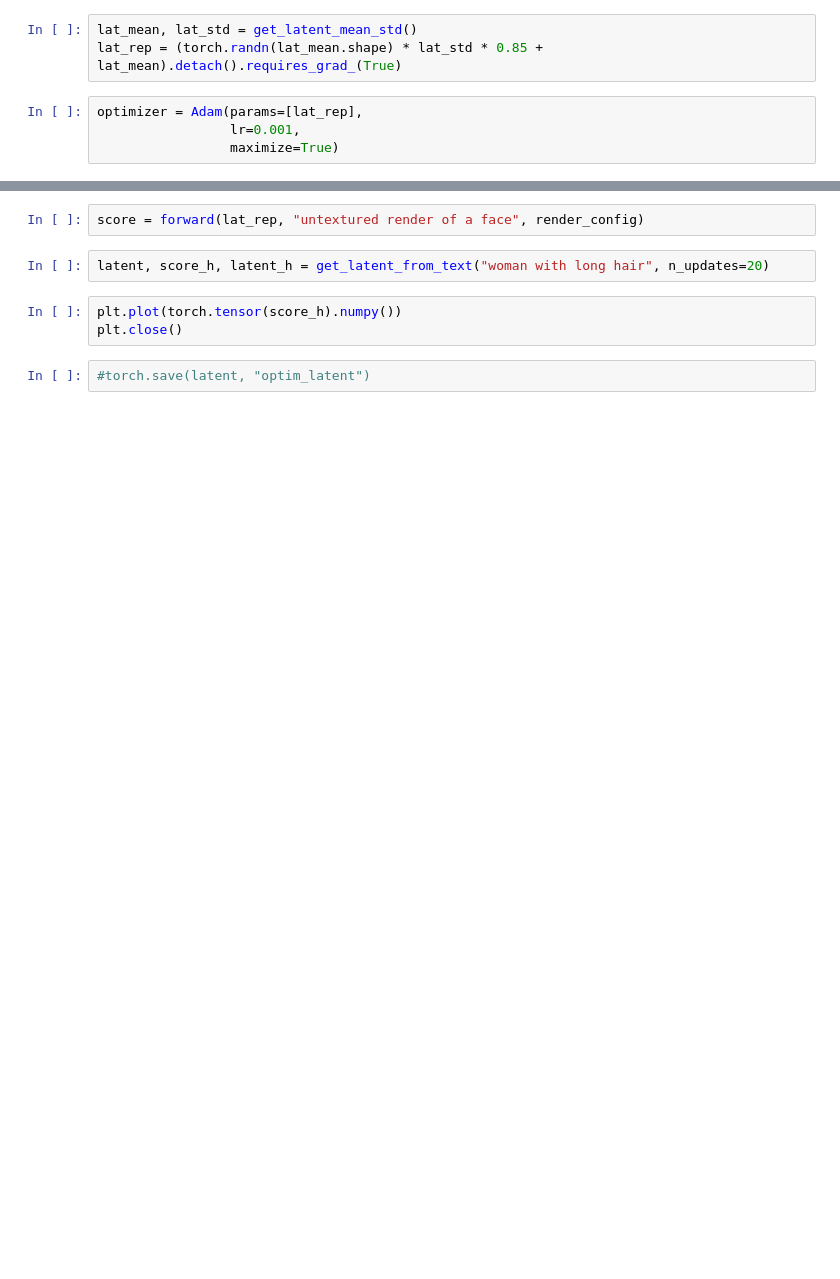
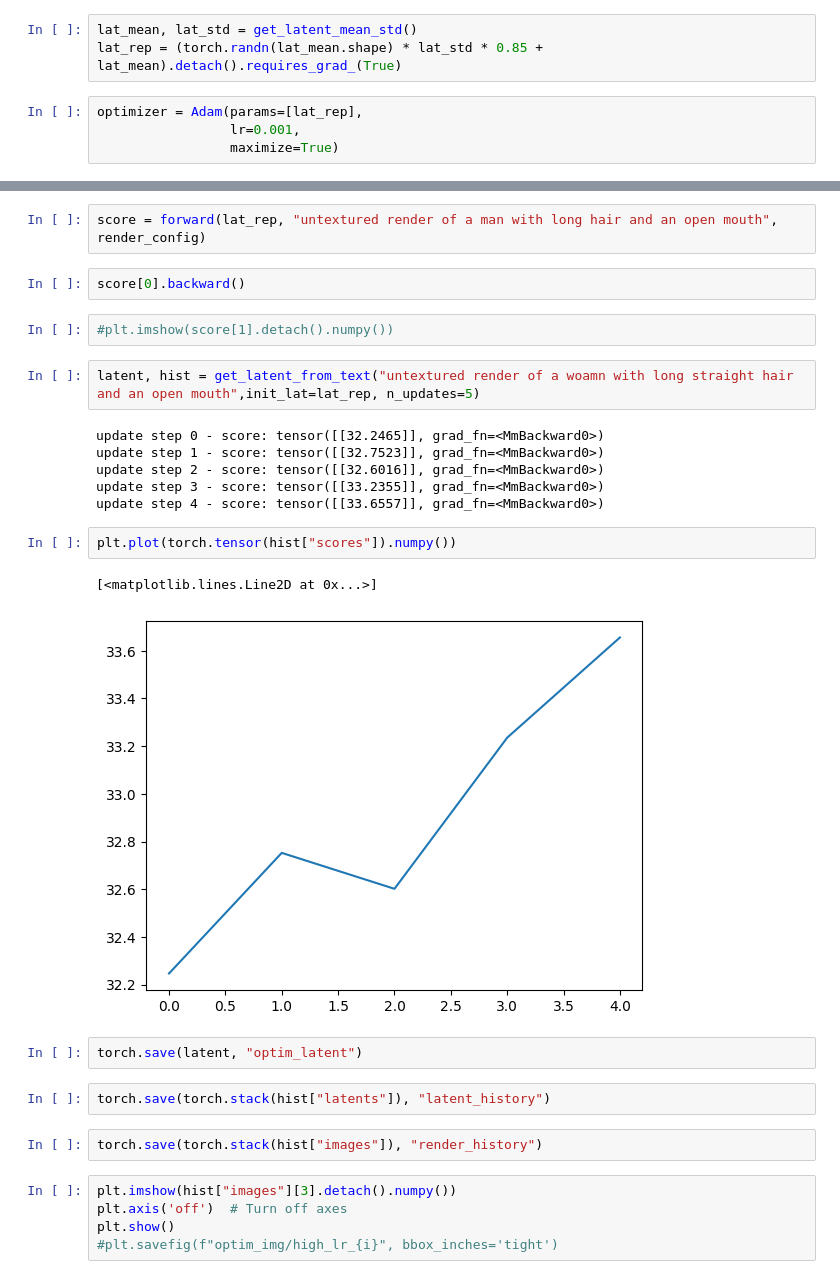
Before and after one commit to kasothaphie/Text2Head, a Jupyter notebook: NPHM-main/pipelining.ipynb, the cells around one changed output, grey strips where cells are left out. Drawn from its saved outputs; the diff is of its cells as text; blank space fills up the shorter version.

Commit message:
adapted renderer a couple of times

```diff
--- a/NPHM-main/pipelining.ipynb
+++ b/NPHM-main/pipelining.ipynb
@@ -24,11 +26,32 @@ render_config = {
     "focal_length": 3.
 }
 # %%
-score = forward(lat_rep, "untextured render of a face", render_config)
+score = forward(lat_rep, "untextured render of a man with long hair and an open mouth", render_config)
-# %%
-latent, score_h, latent_h = get_latent_from_text("woman with long hair", n_updates=20)
+# %%
+score[0].backward()
+# %%
+#plt.imshow(score[1].detach().numpy())
+# %%
+latent, hist = get_latent_from_text("untextured render of a woamn with long straight hair and an open mouth",init_lat=lat_rep, n_updates=5)
+# %% [output]
+update step 0 - score: tensor([[32.2465]], grad_fn=<MmBackward0>)
+update step 1 - score: tensor([[32.7523]], grad_fn=<MmBackward0>)
+update step 2 - score: tensor([[32.6016]], grad_fn=<MmBackward0>)
+update step 3 - score: tensor([[33.2355]], grad_fn=<MmBackward0>)
+update step 4 - score: tensor([[33.6557]], grad_fn=<MmBackward0>)
 # %%
-plt.plot(torch.tensor(score_h).numpy())
-plt.close()
+plt.plot(torch.tensor(hist["scores"]).numpy())
+# %% [output]
+[<matplotlib.lines.Line2D at 0x...>]
+[figure, added]
 # %%
-#torch.save(latent, "optim_latent")
+torch.save(latent, "optim_latent")
+# %%
+torch.save(torch.stack(hist["latents"]), "latent_history")
+# %%
+torch.save(torch.stack(hist["images"]), "render_history")
+# %%
+plt.imshow(hist["images"][3].detach().numpy())
+plt.axis('off')  # Turn off axes
+plt.show()
+#plt.savefig(f"optim_img/high_lr_{i}", bbox_inches='tight')
```
Also changed, not shown: parts of 3 cells of this notebook, 5 other files.
